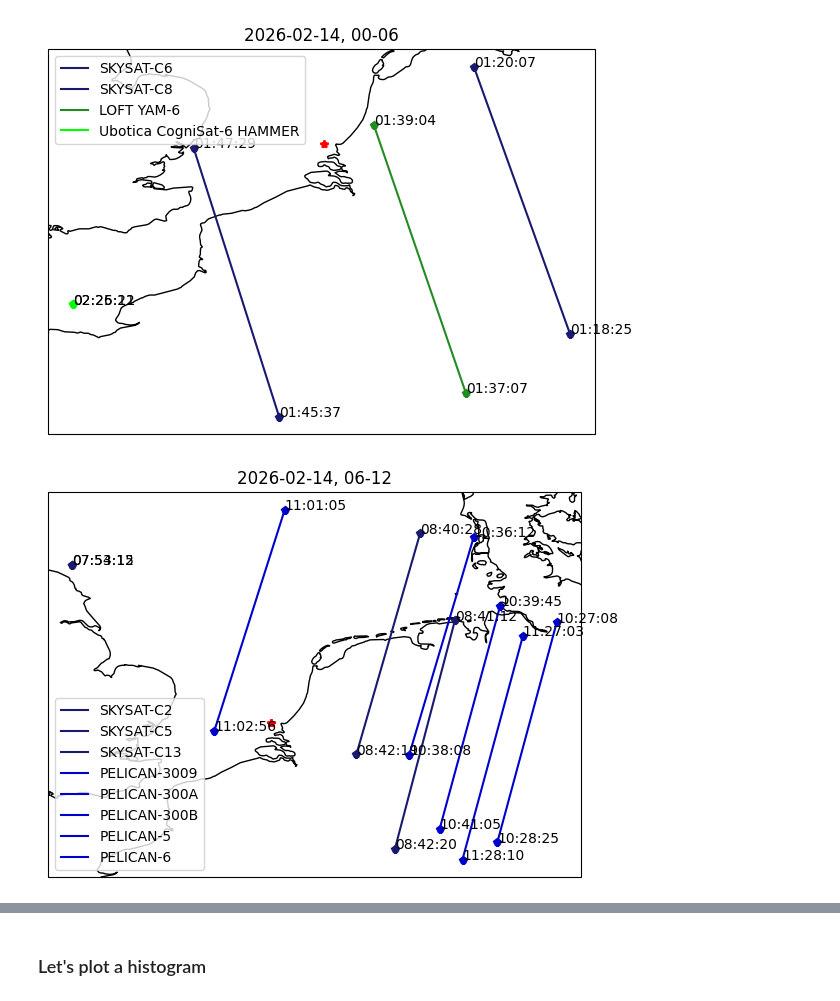
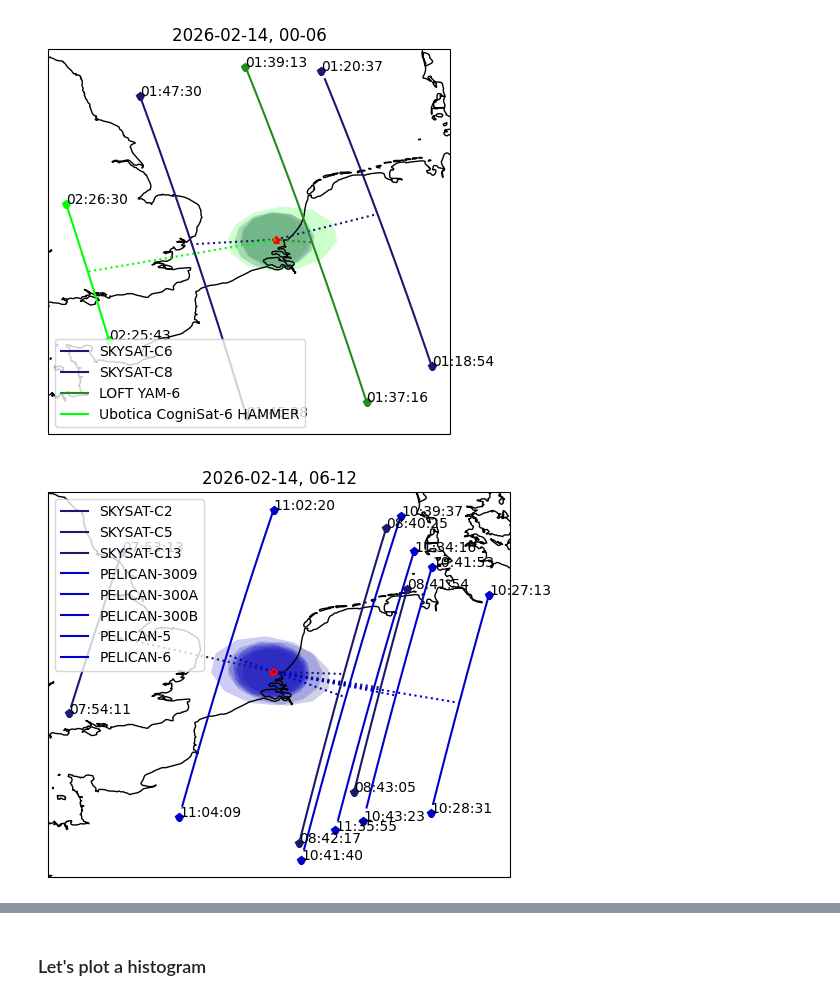
Before and after one commit to seakers/federated-scheduling, a Jupyter notebook: FAME-msa-geometry.ipynb, the cells around one changed output, grey strips where cells are left out. Cells and saved outputs as stored; diff of their text form; code cells hidden in the pictures.

Commit message:
Plotting

```diff
--- a/FAME-msa-geometry.ipynb
+++ b/FAME-msa-geometry.ipynb
@@ -196,0 +332,10 @@ ground_stations = [
+# %%
+# LOFT YAM-6 at Feb 14, 1:39
+
+_time = dt.datetime(2026,2,14,1,39,0)
+satellite = loft_satellites[0]
+
+ground_footprint_llas = spacecraft_fov(_time, satellite, "RGB", Rotterdam)
+print(ground_footprint_llas)
+
+ground_footprint_poly = Polygon([(_lla[0], _lla[1]) for _lla in ground_footprint_llas])
@@ -210,7 +433,7 @@ for start_day in range(14,16):
             passes_horizon_deg=45
         )
 
-        stride_s = 60
+        stride_s = 5
         plot_range_s = 10800
 
         # comm_opportunities_by_sat
@@ -233,43 +456,52 @@ for start_day in range(14,16):
                 # ax.plot(float(orequest.lon_deg), float(orequest.lat_deg), '*r', transform=ccrs.PlateCarree(), )
                 # ground_station = ground_station_dict[gs]
                 axglobal.plot(float(ground_station.lon_deg), float(ground_station.lat_deg), '*r', transform=ccrs.PlateCarree(), )
 
                 # Where is the satellite?
 
                 _dt = dt.timedelta(seconds=stride_s)
                 time_steps_for_plotting = [satpass.rise.time + _dt*i for i in range(int(math.ceil((satpass.fall.time-satpass.rise.time).total_seconds()/_dt.total_seconds())))]
 
                 _orbit = satellite.orbit
                 _llas = [_orbit.get_lonlatalt(t) for t in time_steps_for_plotting]
                 # ax.plot([lla[0] for lla in _llas],[lla[1] for lla in _llas],transform=ccrs.Geodetic())
                 axglobal.plot([lla[0] for lla in _llas],[lla[1] for lla in _llas],transform=ccrs.Geodetic(), label=satellite.name, color=satcolor[satellite.name])
 
-                axglobal.plot(_llas[0][0],_llas[0][1], transform=ccrs.Geodetic(), color=satcolor[satellite.name], marker=satmarker[satellite.name])
-                axglobal.plot(_llas[-1][0],_llas[-1][1], transform=ccrs.Geodetic(), color=satcolor[satellite.name], marker=satmarker[satellite.name])
+                _rise_lla = _orbit.get_lonlatalt(satpass.rise.time)
+                _fall_lla = _orbit.get_lonlatalt(satpass.fall.time)
+                axglobal.plot(_rise_lla[0],_rise_lla[1], transform=ccrs.Geodetic(), color=satcolor[satellite.name], marker=satmarker[satellite.name])
+                axglobal.plot(_fall_lla[0],_fall_lla[1], transform=ccrs.Geodetic(), color=satcolor[satellite.name], marker=satmarker[satellite.name])
 
-                axglobal.text(_llas[0][0],_llas[0][1], "{}".format(satpass.rise.time.strftime("%H:%M:%S")), transform=ccrs.Geodetic())
-                axglobal.text(_llas[-1][0],_llas[-1][1], "{}".format(satpass.fall.time.strftime("%H:%M:%S")), transform=ccrs.Geodetic())
+                axglobal.text(_rise_lla[0],_rise_lla[1], "{}".format(satpass.rise.time.strftime("%H:%M:%S")), transform=ccrs.Geodetic())
+                axglobal.text(_fall_lla[0],_fall_lla[1], "{}".format(satpass.fall.time.strftime("%H:%M:%S")), transform=ccrs.Geodetic())
 
                 # Where is the satellite looking?
-                # _highest_lla = _orbit.get_lonlatalt(satpass.highest.time)
-                # axglobal.plot(
-                #     [float(orequest.lon_deg), _highest_lla[0]],
-                #     [float(orequest.lat_deg), _highest_lla[1]],
-                #     ':k',
-                #     transform=ccrs.Geodetic()
-                # )
+                _highest_lla = _orbit.get_lonlatalt(satpass.highest.time)
+                axglobal.plot(
+                    [float(ground_station.lon_deg), _highest_lla[0]],
+                    [float(ground_station.lat_deg), _highest_lla[1]],
+                    ':',
+                    color=satcolor[satellite.name],
+                    transform=ccrs.Geodetic()
+                )
+                ground_footprint_llas = spacecraft_fov(satpass.highest.time, satellite, satellite.instruments[0], ground_station)
+                # print(ground_footprint_llas)
+
+                ground_footprint_poly = Polygon([(_lla[0], _lla[1]) for _lla in ground_footprint_llas])
+
+                axglobal.add_patch(patch_from_polygon(ground_footprint_poly, fc=satcolor[satellite.name], ec='none', alpha=0.2, transform=ccrs.Geodetic()))
 
                 # ax.plot(
                 #     [float(orequest.lon_deg), _highest_lla[0]],
                 #     [float(orequest.lat_deg), _highest_lla[1]],
                 #     ':k',
                 #     transform=ccrs.Geodetic()
                 # )
 
                 # request_counter += 1
         axglobal.legend()
         axglobal.set_title("{}-{}".format(min_time.strftime("%Y-%m-%d, %H"), (min_time+duration).strftime("%H")))
         plt.savefig("{}-{}-{}h.png".format(min_time.strftime("%Y-%m-%d %H"),(min_time+duration).strftime("%H"), duration_h), bbox_inches='tight')
 # %% [output]
-[figure, old version]
+[figure, new version]
-[figure, old version]
+[figure, new version]
```
Also changed, not shown: parts of 12 cells of this notebook, 4 other files.
